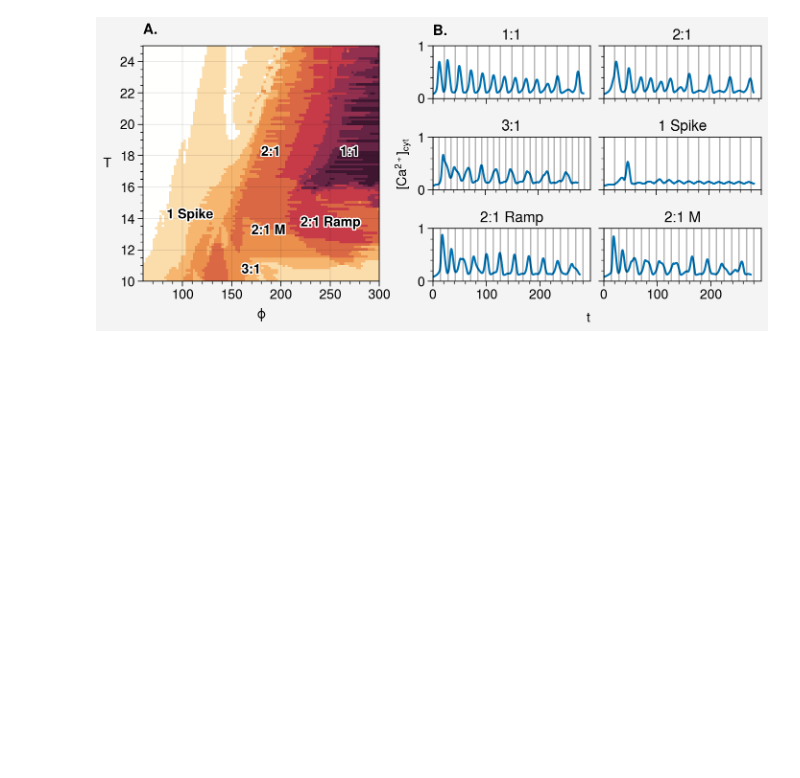
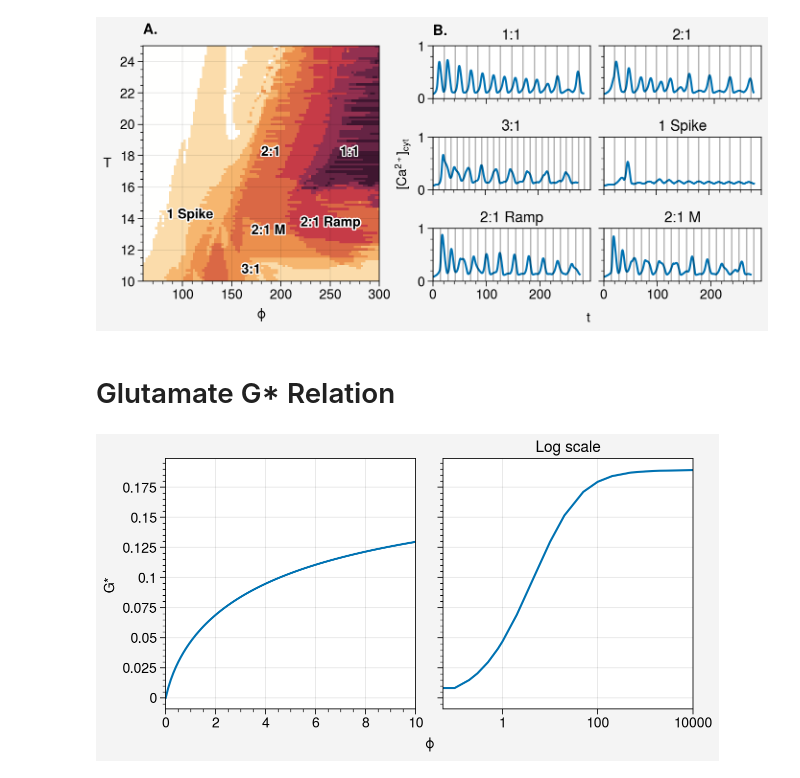
Before and after one commit to liuandrew/epilepsy_astrocytes2, a Jupyter notebook: Python/paper_plots2.ipynb, the cells around one changed output. Cells and saved outputs as stored; diff of their text form; code cells hidden in the pictures; blank space fills up the shorter version.

Commit message:
Add glutamate G* plot

```diff
--- a/Python/paper_plots2.ipynb
+++ b/Python/paper_plots2.ipynb
@@ -1248,3 +1248,30 @@ add_abc_to_subaxes(ax[1], 'B.', top=1.2)
 fig.savefig(save + '5_1_spritz_responses')
 # %% [output]
 [figure]
+# %% [markdown]
+# Glutamate G* Relation
+# %%
+fig, ax = pplt.subplots(ncols=2)
+
+glut_sizes = np.linspace(0, 10, 100)
+Gstars = []
+for glut in glut_sizes:
+    cfg.input_max = glut
+    cfg.input_duration = 5000
+    run_experiment('pulse', max_step=100)
+    Gstars.append(cfg.Gstar[-1])
+ax[0].plot(glut_sizes, Gstars)
+glut_sizes = [0, 0.1, 0.2, 0.3, 0.5, 0.8, 1, 2, 5, 10, 20, 50, 100, 200, 500, 1000, 2000, 5000, 10000]
+
+Gstars = []
+for glut in glut_sizes:
+    cfg.input_max = glut
+    cfg.input_duration = 5000
+    run_experiment('pulse', max_step=100)
+    Gstars.append(cfg.Gstar[-1])
+ax[1].plot(glut_sizes, Gstars)
+ax[1].format(xscale='log', title='Log scale')
+
+ax.format(xlabel=r'$\phi$', ylabel='G*')
+# %% [output]
+[figure, added]
```
